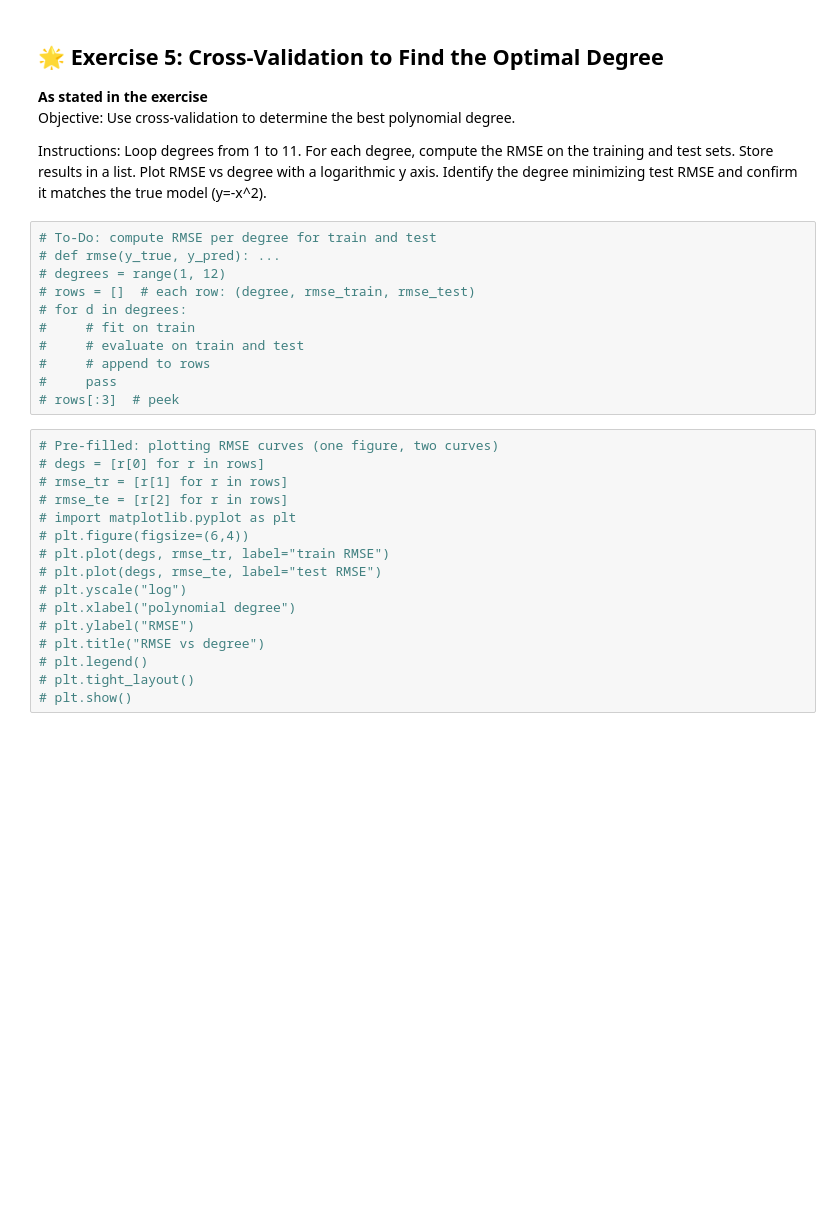
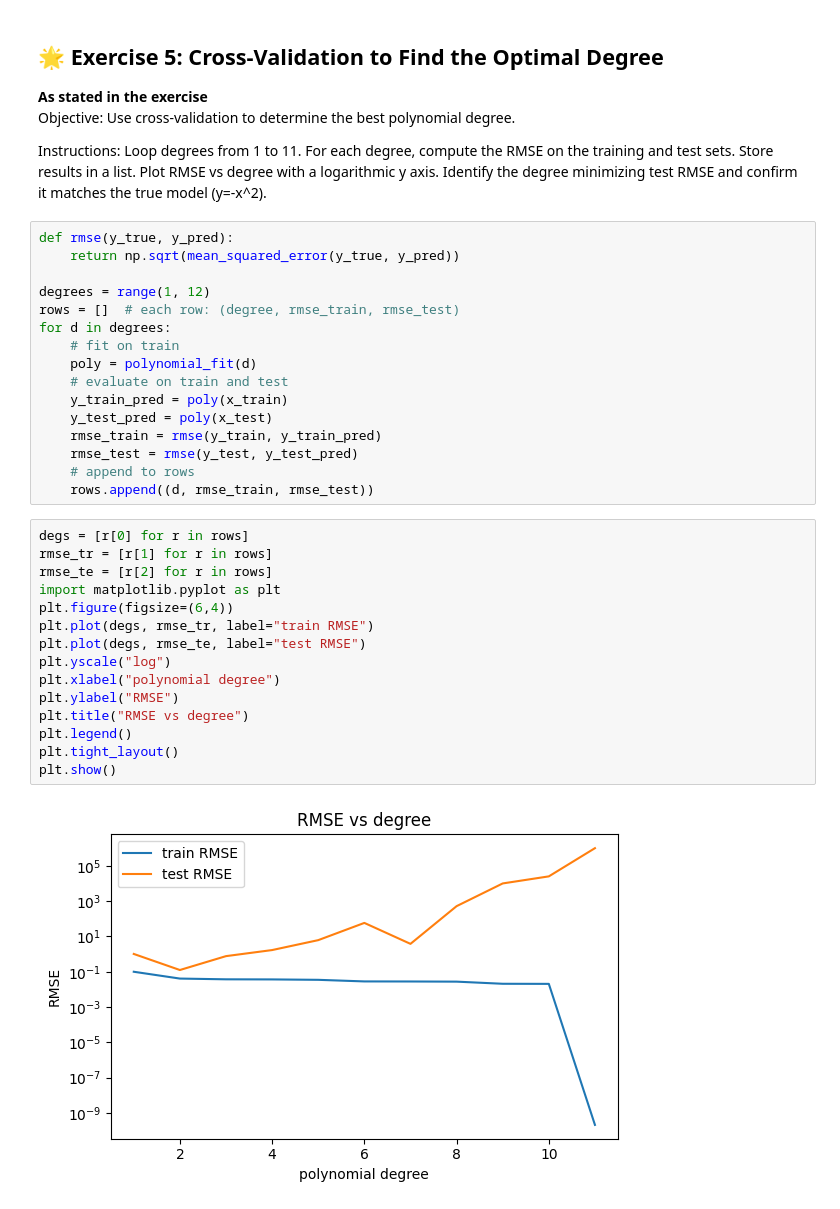
Before and after one commit to bryan01-14/DI-Bootcamp-August, a Jupyter notebook: week5/day2/xp_exercises/Exercises_XP_student_polynomial.ipynb, the cells around one changed output. Cells and saved outputs as stored; diff of their text form; blank space fills up the shorter version.

```diff
--- a/week5/day2/xp_exercises/Exercises_XP_student_polynomial.ipynb
+++ b/week5/day2/xp_exercises/Exercises_XP_student_polynomial.ipynb
@@ -138,31 +157,37 @@ Objective: Use cross-validation to determine the best polynomial degree.
 
 Instructions: Loop degrees from 1 to 11. For each degree, compute the RMSE on the training and test sets. Store results in a list. Plot RMSE vs degree with a logarithmic y axis. Identify the degree minimizing test RMSE and confirm it matches the true model \(y=-x^2\).
 # %%
-# To-Do: compute RMSE per degree for train and test
-# def rmse(y_true, y_pred): ...
-# degrees = range(1, 12)
-# rows = []  # each row: (degree, rmse_train, rmse_test)
-# for d in degrees:
-#     # fit on train
-#     # evaluate on train and test
-#     # append to rows
-#     pass
-# rows[:3]  # peek
+def rmse(y_true, y_pred):
+    return np.sqrt(mean_squared_error(y_true, y_pred))
+
+degrees = range(1, 12)
+rows = []  # each row: (degree, rmse_train, rmse_test)
+for d in degrees:
+    # fit on train
+    poly = polynomial_fit(d)
+    # evaluate on train and test
+    y_train_pred = poly(x_train)
+    y_test_pred = poly(x_test)
+    rmse_train = rmse(y_train, y_train_pred)
+    rmse_test = rmse(y_test, y_test_pred)
+    # append to rows
+    rows.append((d, rmse_train, rmse_test))
 # %%
-# Pre-filled: plotting RMSE curves (one figure, two curves)
-# degs = [r[0] for r in rows]
-# rmse_tr = [r[1] for r in rows]
-# rmse_te = [r[2] for r in rows]
-# import matplotlib.pyplot as plt
-# plt.figure(figsize=(6,4))
-# plt.plot(degs, rmse_tr, label="train RMSE")
-# plt.plot(degs, rmse_te, label="test RMSE")
-# plt.yscale("log")
-# plt.xlabel("polynomial degree")
-# plt.ylabel("RMSE")
-# plt.title("RMSE vs degree")
-# plt.legend()
-# plt.tight_layout()
-# plt.show()
+degs = [r[0] for r in rows]
+rmse_tr = [r[1] for r in rows]
+rmse_te = [r[2] for r in rows]
+import matplotlib.pyplot as plt
+plt.figure(figsize=(6,4))
+plt.plot(degs, rmse_tr, label="train RMSE")
+plt.plot(degs, rmse_te, label="test RMSE")
+plt.yscale("log")
+plt.xlabel("polynomial degree")
+plt.ylabel("RMSE")
+plt.title("RMSE vs degree")
+plt.legend()
+plt.tight_layout()
+plt.show()
+# %% [output]
+[figure, added]
 # %% [markdown]
 **To-Do:** Report the degree with the minimum test RMSE and explain in 2–3 sentences how this connects to the true model \(y=-x^2\) and the bias–variance trade off.
```
Also changed, not shown: parts of 10 cells of this notebook.
